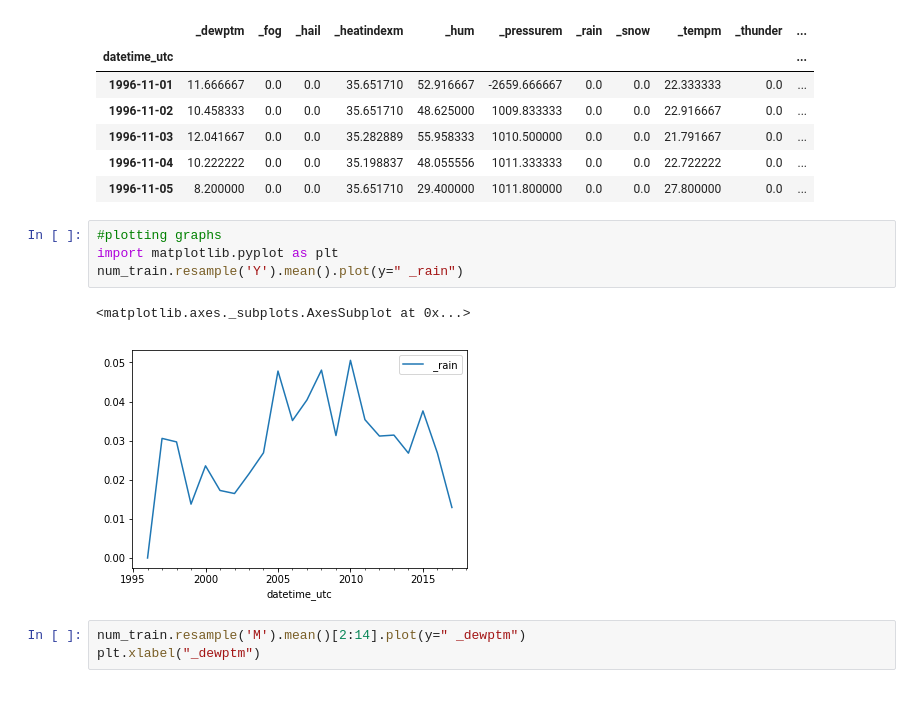
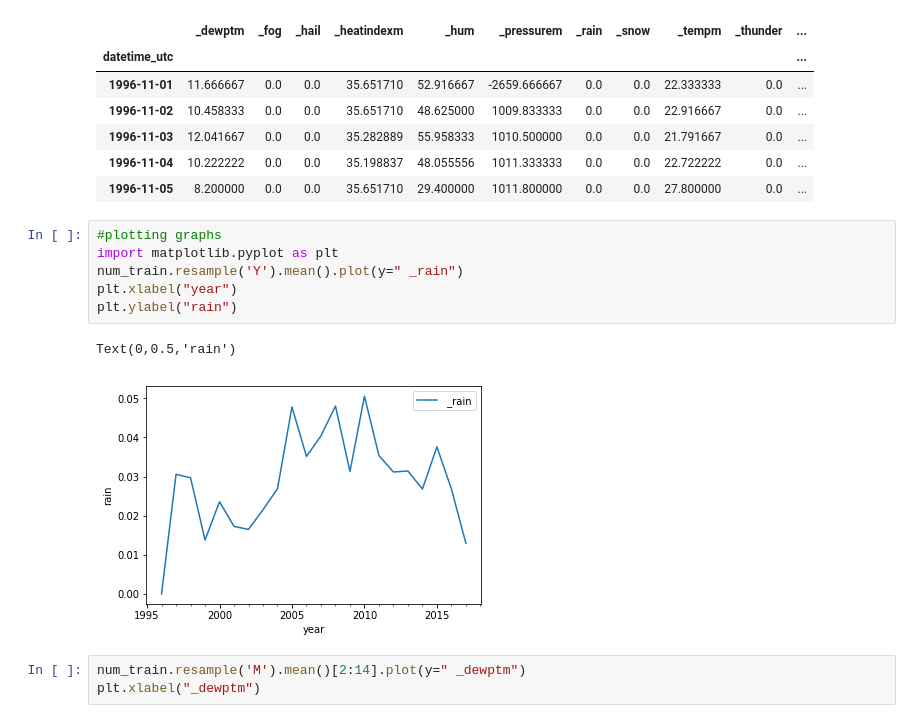
Before and after one commit to hitesh159/task-2, a Jupyter notebook: task2nb2.ipynb, the cells around one changed output. Drawn from its saved outputs; the diff is of its cells as text.

```diff
--- a/task2nb2.ipynb
+++ b/task2nb2.ipynb
@@ -58,10 +58,12 @@ num_train.head()
 # %%
 #plotting graphs
 import matplotlib.pyplot as plt
 num_train.resample('Y').mean().plot(y=" _rain")
+plt.xlabel("year")
+plt.ylabel("rain")
 # %% [output]
-<matplotlib.axes._subplots.AxesSubplot at 0x...>
+Text(0,0.5,'rain')
-[figure, old version]
+[figure, new version]
 # %%
 num_train.resample('M').mean()[2:14].plot(y=" _dewptm")
 plt.xlabel("_dewptm")
```
